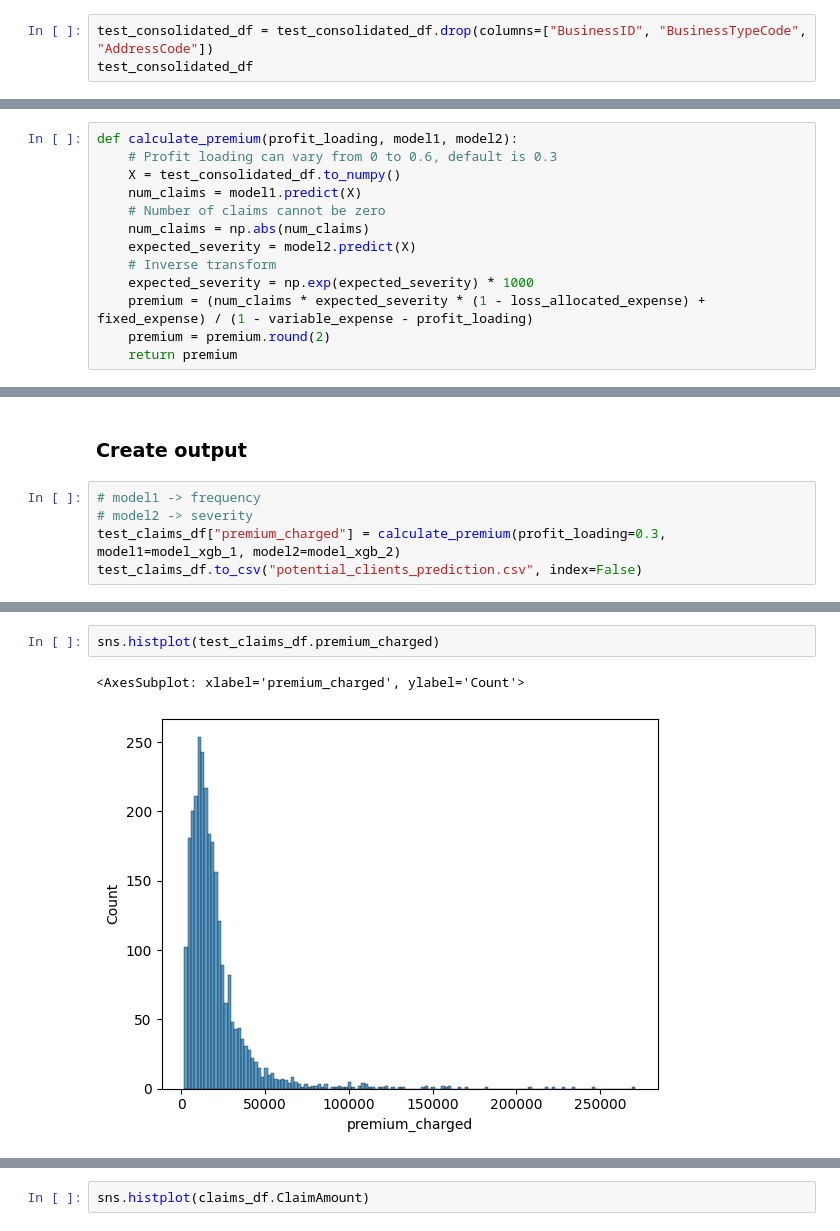
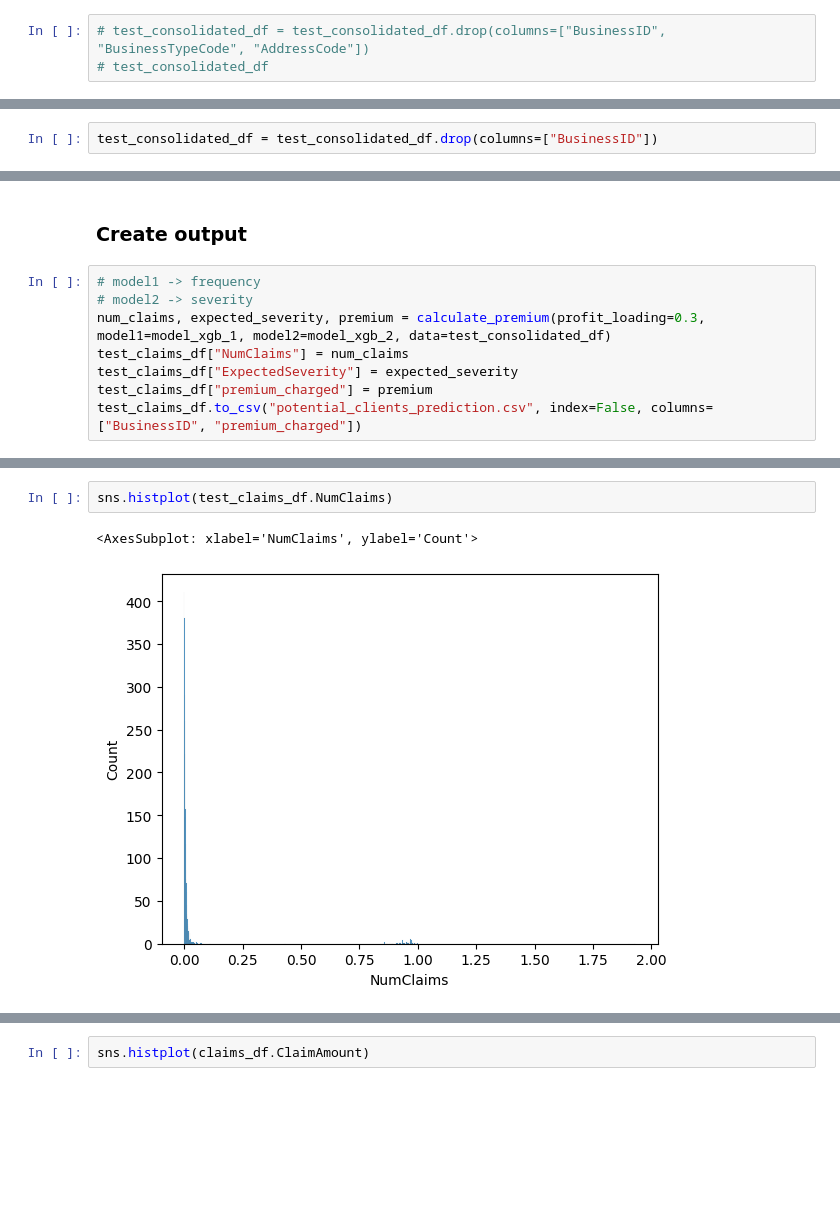
Before and after one commit to edithal-14/sta2453-p2, a Jupyter notebook: p2.ipynb, the cells around one changed output, grey strips where cells are left out. Saved outputs shown, nothing was run; the diff lists cells and outputs as text; blank space fills up the shorter version.

```diff
--- a/p2.ipynb
+++ b/p2.ipynb
@@ -516,5 +531,5 @@ set()
 
 # sns.scatterplot(test_consolidated_df, x="Longitude", y="Latitude", hue="GeoClusterCode", palette="turbo")
 # %%
-test_consolidated_df = test_consolidated_df.drop(columns=["BusinessID", "BusinessTypeCode", "AddressCode"])
-test_consolidated_df
+# test_consolidated_df = test_consolidated_df.drop(columns=["BusinessID", "BusinessTypeCode", "AddressCode"])
+# test_consolidated_df
@@ -534,0 +536,2 @@ test_consolidated_df
+# %%
+test_consolidated_df = test_consolidated_df.drop(columns=["BusinessID"])
@@ -555,13 +572,0 @@ test_consolidated_df.columns.values.tolist()
-# %%
-def calculate_premium(profit_loading, model1, model2):
-    # Profit loading can vary from 0 to 0.6, default is 0.3
-    X = test_consolidated_df.to_numpy()
-    num_claims = model1.predict(X)
-    # Number of claims cannot be zero
-    num_claims = np.abs(num_claims)
-    expected_severity = model2.predict(X)
-    # Inverse transform
-    expected_severity = np.exp(expected_severity) * 1000
-    premium = (num_claims * expected_severity * (1 - loss_allocated_expense) + fixed_expense) / (1 - variable_expense - profit_loading)
-    premium = premium.round(2)
-    return premium
@@ -570,8 +591,11 @@ def calculate_premium(profit_loading, model1, model2):
 # %%
 # model1 -> frequency
 # model2 -> severity
-test_claims_df["premium_charged"] = calculate_premium(profit_loading=0.3, model1=model_xgb_1, model2=model_xgb_2)
-test_claims_df.to_csv("potential_clients_prediction.csv", index=False)
+num_claims, expected_severity, premium = calculate_premium(profit_loading=0.3, model1=model_xgb_1, model2=model_xgb_2, data=test_consolidated_df)
+test_claims_df["NumClaims"] = num_claims
+test_claims_df["ExpectedSeverity"] = expected_severity
+test_claims_df["premium_charged"] = premium
+test_claims_df.to_csv("potential_clients_prediction.csv", index=False, columns=["BusinessID", "premium_charged"])
 # %%
 test_claims_df.describe()
 # %% [output]
@@ -587,5 +617,5 @@ test_claims_df.describe()
 # %%
-sns.histplot(test_claims_df.premium_charged)
+sns.histplot(test_claims_df.NumClaims)
 # %% [output]
-<AxesSubplot: xlabel='premium_charged', ylabel='Count'>
+<AxesSubplot: xlabel='NumClaims', ylabel='Count'>
-[figure, old version]
+[figure, new version]
```
Also changed, not shown: parts of 40 cells of this notebook, 2 other files.
